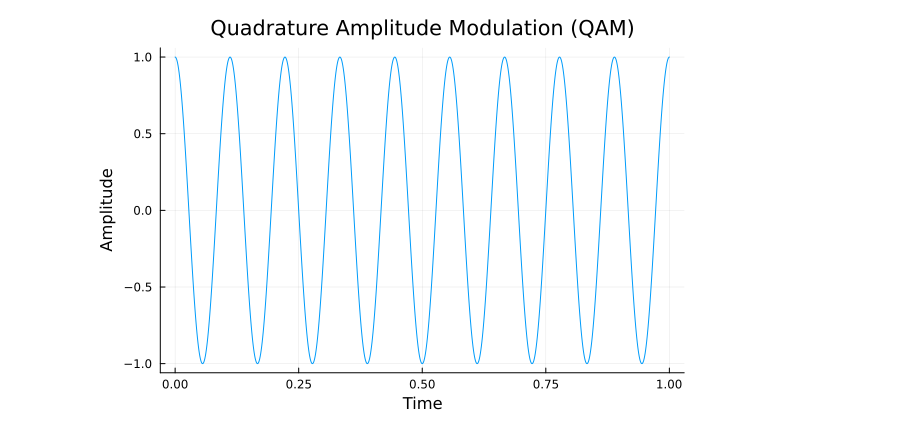
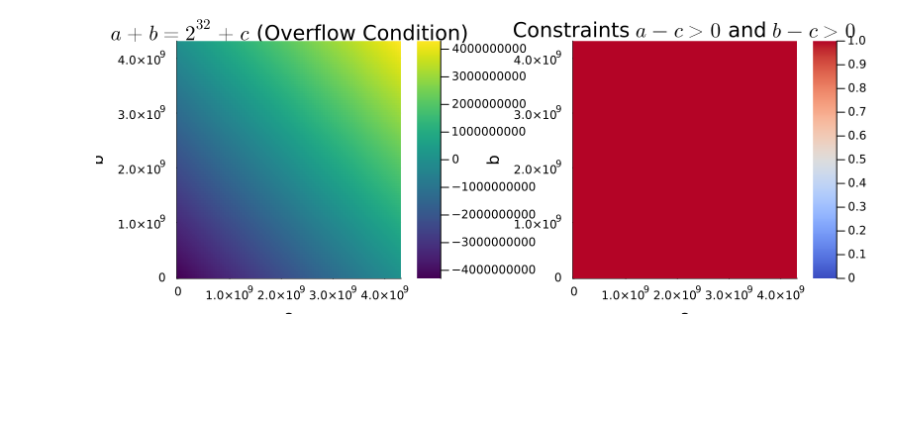
Before and after one commit to setrar/ca, a Jupyter notebook: labs/1-rars/REPORT.ipynb, the cells around one changed output. Cells and saved outputs as stored; diff of their text form; code cells hidden in the pictures; blank space fills up the shorter version.

```diff
--- a/labs/1-rars/REPORT.ipynb
+++ b/labs/1-rars/REPORT.ipynb
@@ -45,24 +0,0 @@ helloworld:      .ascii "Hello World!\n"
-# %%
-using Plots
-
-# Time vector
-t = range(0, stop=1, length=1000)
-
-# Carrier signals for QAM
-carrier_frequency = 10
-carrier1 = cos.(2 * π * carrier_frequency * t)
-carrier2 = sin.(2 * π * carrier_frequency * t)
-
-# Data signals for QAM
-data_frequency1 = 1
-data_frequency2 = 1
-data1 = cos.(2 * π * data_frequency1 * t)
-data2 = sin.(2 * π * data_frequency2 * t)
-
-# QAM Modulation
-qam = data1 .* carrier1 + data2 .* carrier2
-
-# Plotting
-plot(t, qam, title="Quadrature Amplitude Modulation (QAM)", xlabel="Time", ylabel="Amplitude", legend=false)
-# %% [output]
-[figure, removed]
@@ -68,0 +4,27 @@ plot(t, qam, title="Quadrature Amplitude Modulation (QAM)", xlabel="Time", ylabe
+# %%
+# Constants
+max_val = 2^32 - 1
+
+# Define ranges for a, b
+a = range(0, max_val, length=100)
+b = range(0, max_val, length=100)
+
+# Create a grid for plotting
+A, B = [i for i in a, j in b], [j for i in a, j in b]
+
+# Overflow condition
+C = A .+ B .- 2^32
+
+# Constraints
+# a - c > 0 and b - c > 0
+constraint1 = (A .- C) .> 0
+constraint2 = (B .- C) .> 0
+constraints = constraint1 .& constraint2
+
+# Plot
+p1 = heatmap(a, b, C, title=L"a + b = 2^{32} + c " * " (Overflow Condition)", xlabel="a", ylabel="b", levels=20, color=:viridis)
+p2 = heatmap(a, b, constraints, title="Constraints " * L"a - c > 0" * " and " * L" b - c > 0", xlabel="a", ylabel="b", color=:coolwarm)
+
+plot(p1, p2, layout=(1, 2), size=(800, 300))
+# %% [output]
+[figure, added]
```
Also changed, not shown: parts of 3 cells of this notebook.
